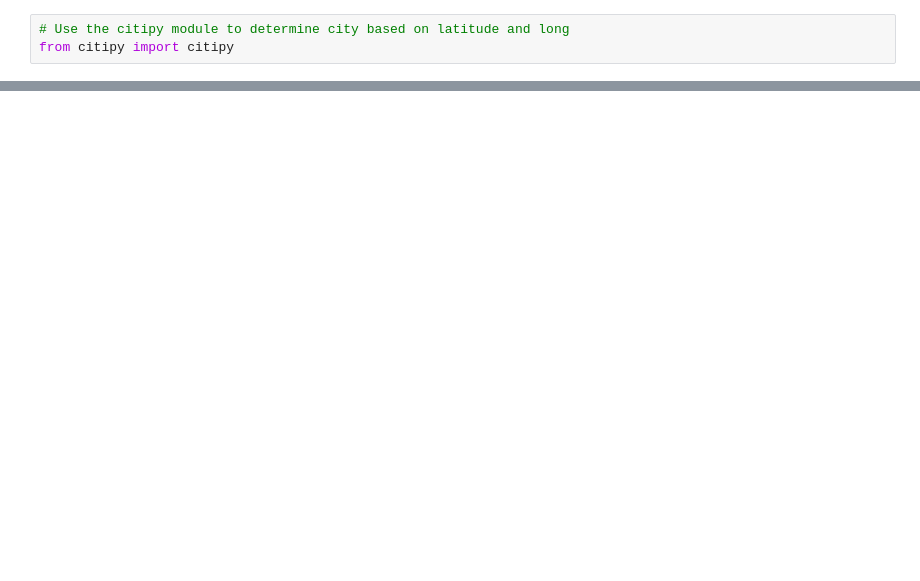
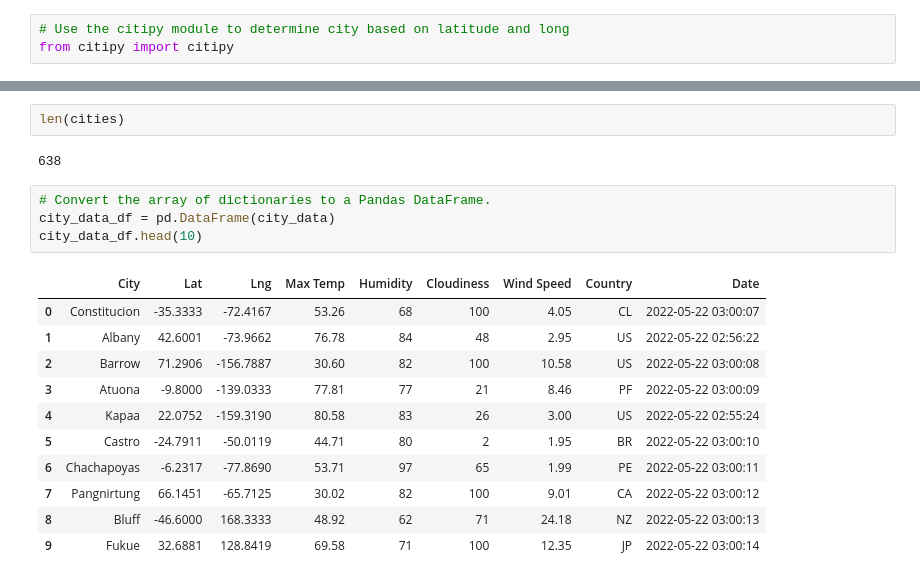
Before and after one commit to RuchitaAg/World_Weather_Analysis, a Jupyter notebook: WeatherPy.ipynb, the cells around one changed output, grey strips where cells are left out. Cells and saved outputs as stored; diff of their text form; blank space fills up the shorter version.

```diff
--- a/WeatherPy.ipynb
+++ b/WeatherPy.ipynb
@@ -42,0 +142,20 @@ len(cities)
+# %%
+len(cities)
+# %% [output]
+638
+# %%
+# Convert the array of dictionaries to a Pandas DataFrame.
+city_data_df = pd.DataFrame(city_data)
+city_data_df.head(10)
+# %% [output]
+|  | City | Lat | Lng | Max Temp | Humidity | Cloudiness | Wind Speed | Country | Date |
+| 0 | Constitucion | -35.3333 | -72.4167 | 53.26 | 68 | 100 | 4.05 | CL | 2022-05-22 03:00:07 |
+| 1 | Albany | 42.6001 | -73.9662 | 76.78 | 84 | 48 | 2.95 | US | 2022-05-22 02:56:22 |
+| 2 | Barrow | 71.2906 | -156.7887 | 30.60 | 82 | 100 | 10.58 | US | 2022-05-22 03:00:08 |
+| 3 | Atuona | -9.8000 | -139.0333 | 77.81 | 77 | 21 | 8.46 | PF | 2022-05-22 03:00:09 |
+| 4 | Kapaa | 22.0752 | -159.3190 | 80.58 | 83 | 26 | 3.00 | US | 2022-05-22 02:55:24 |
+| 5 | Castro | -24.7911 | -50.0119 | 44.71 | 80 | 2 | 1.95 | BR | 2022-05-22 03:00:10 |
+| 6 | Chachapoyas | -6.2317 | -77.8690 | 53.71 | 97 | 65 | 1.99 | PE | 2022-05-22 03:00:11 |
+| 7 | Pangnirtung | 66.1451 | -65.7125 | 30.02 | 82 | 100 | 9.01 | CA | 2022-05-22 03:00:12 |
+| 8 | Bluff | -46.6000 | 168.3333 | 48.92 | 62 | 71 | 24.18 | NZ | 2022-05-22 03:00:13 |
+| 9 | Fukue | 32.6881 | 128.8419 | 69.58 | 71 | 100 | 12.35 | JP | 2022-05-22 03:00:14 |
```
Also changed, not shown: parts of 9 cells of this notebook, 3 other files.
